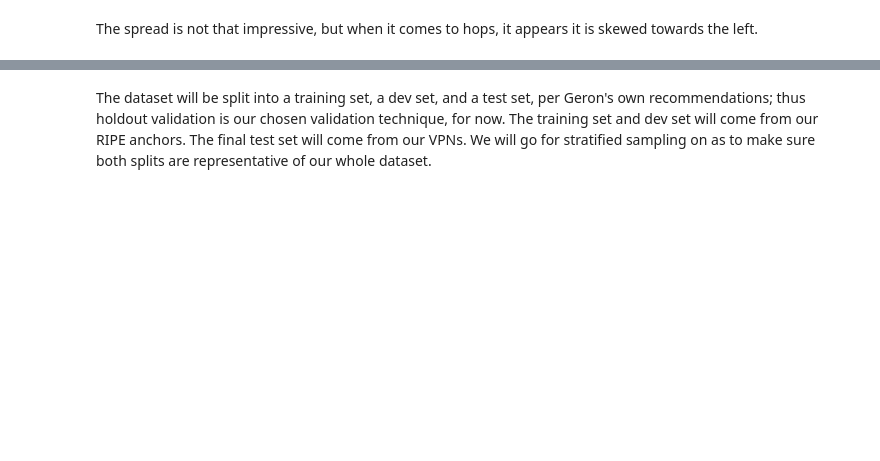
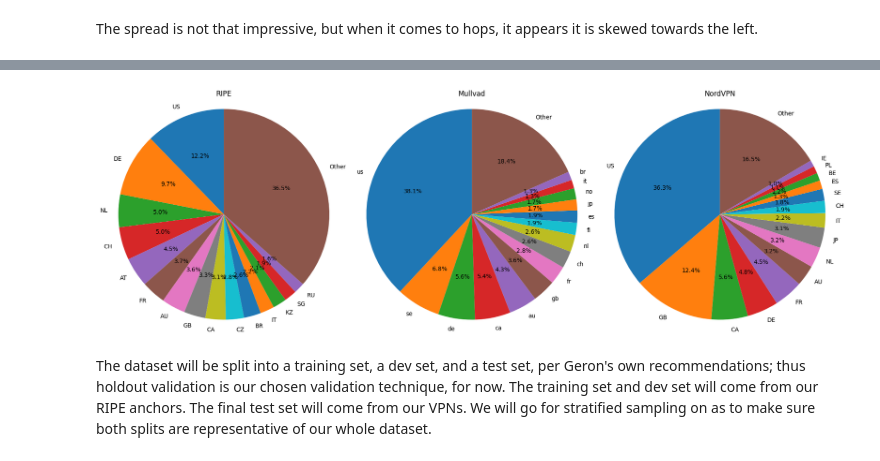
Before and after one commit to rtafurthgarcia/COM763-Assignment, a Jupyter notebook: preparation.ipynb, the cells around one changed output, grey strips where cells are left out. Saved outputs shown, nothing was run; the diff lists cells and outputs as text; code cells hidden in the pictures; blank space fills up the shorter version.

```diff
--- a/preparation.ipynb
+++ b/preparation.ipynb
@@ -52,8 +49,7 @@ Name: count, Length: 180, dtype: int64
 # %% [markdown]
 The spread is not that impressive, but when it comes to hops, it appears it is skewed towards the left.
 # %%
-import matplotlib.pyplot as plt
-
-measurements.drop(columns=["guess", "ip_v6"], inplace=True)
+measurements.drop(columns=["ip_v6"], inplace=True)
 measurements.describe()
+print(measurements['origin'].unique())
 # %% [output]
@@ -75,3 +65,30 @@ plt.show()
+# %%
+import matplotlib.pyplot as plt
+
+counts = measurements.groupby(['origin', 'ground_truth']).size().reset_index(name='count')
+
+# Separate each origins
+origins = measurements['origin'].unique()
+fig, axes = plt.subplots(1, 3, figsize=(18,6))
+
+for ax, origin in zip(axes, origins):
+    origin_counts = counts[counts['origin'] == origin].copy()
+    origin_counts.sort_values('count', ascending=False, inplace=True)
+    # Group small slices (optional)
+    if len(origin_counts) > 5:
+        top = origin_counts.iloc[:15]
+        other_sum = origin_counts.iloc[15:]['count'].sum()
+        top = pd.concat([top, pd.DataFrame({'origin': [origin], 'ground_truth': ['Other'], 'count': [other_sum]})])
+    else:
+        top = origin_counts
+    ax.pie(top['count'], labels=top['ground_truth'], autopct='%1.1f%%', startangle=90)
+    ax.set_title(f'{origin}')
+    ax.axis('equal')
+
+plt.tight_layout()
+plt.show()
+# %% [output]
+[figure, added]
 # %% [markdown]
 The dataset will be split into a training set, a dev set, and a test set, per Geron's own recommendations; thus holdout validation is our chosen validation technique, for now. The training set and dev set will come from our RIPE anchors. The final test set will come from our VPNs. We will go for stratified sampling on as to make sure both splits are representative of our whole dataset.
 # %%
```
Also changed, not shown: parts of 10 cells of this notebook, 2 other files.
